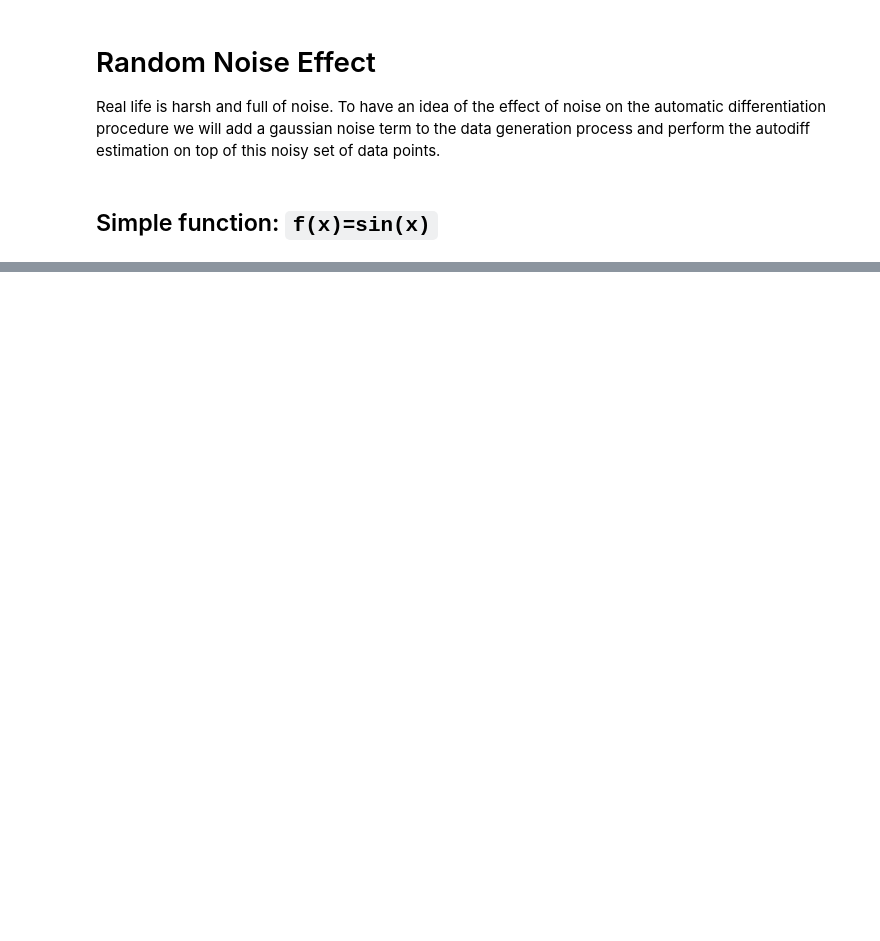
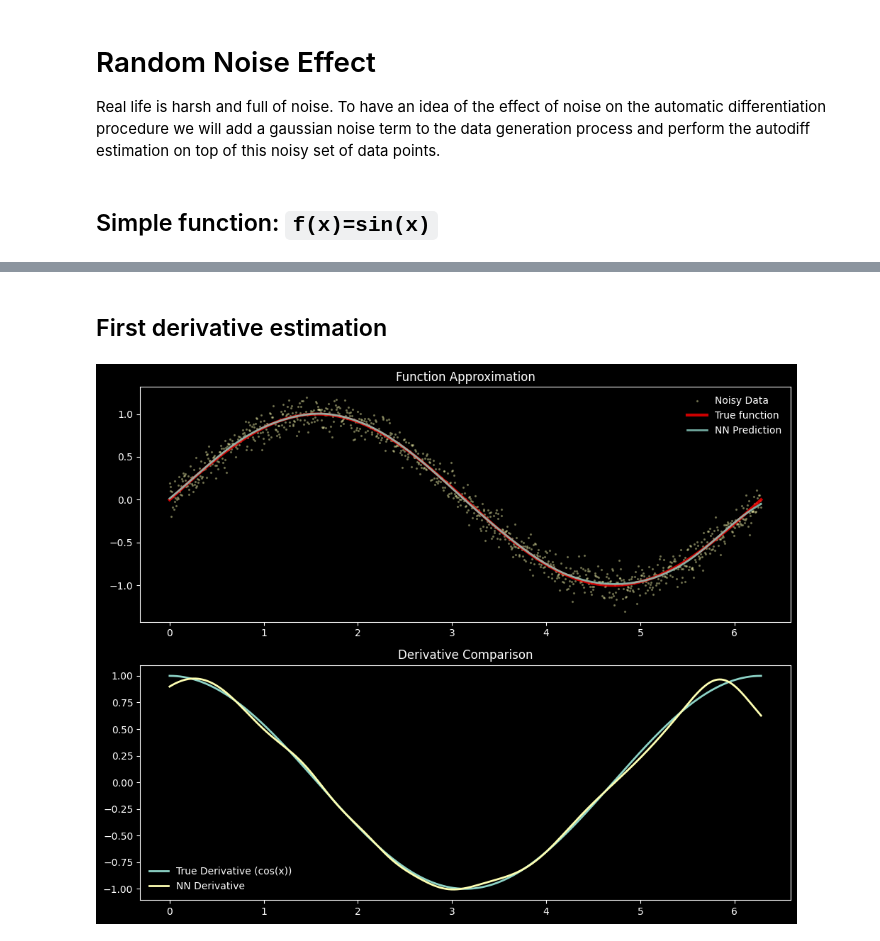
Before and after one commit to pibieta/blog-posts, a Jupyter notebook: automatic-differentiation/00-intro-autodiff-pytorch.ipynb, the cells around one changed output, grey strips where cells are left out. Cells and saved outputs as stored; diff of their text form; code cells hidden in the pictures; blank space fills up the shorter version.

```diff
--- a/automatic-differentiation/00-intro-autodiff-pytorch.ipynb
+++ b/automatic-differentiation/00-intro-autodiff-pytorch.ipynb
@@ -173,0 +224,4 @@ So, it appears that the autodiff is somewhat robust. To further investigate the
+# %%
+model = SineApproximator()
+criterion = nn.MSELoss()
+optimizer = optim.Adam(model.parameters(), lr=0.005)
@@ -173,0 +240,41 @@ So, it appears that the autodiff is somewhat robust. To further investigate the
+# %% [markdown]
+## First derivative estimation
+# %%
+# Vectorized derivative calculation using autograd.grad
+x_eval = torch.linspace(0, 2*np.pi, 1000, requires_grad=True).unsqueeze(1)
+y_pred = model(x_eval)
+
+# Compute gradients using torch.autograd.grad
+dy_dx = torch.autograd.grad(
+    outputs=y_pred,
+    inputs=x_eval,
+    grad_outputs=torch.ones_like(y_pred),  # Gradient "weights" for outputs
+    create_graph=False,  # No need to retain the graph
+    retain_graph=False   # Save memory
+)[0]  # Returns a tuple; [0] gets the gradients
+
+# Detach for visualization
+x_plot = x_eval.detach().numpy()
+dy_dx = dy_dx.detach().numpy()
+# %%
+
+# Plot results
+plt.figure(figsize=(10, 8))
+
+plt.subplot(2, 1, 1)
+plt.scatter(x, y, s=2, label='Noisy Data', color="C1", alpha=0.3)
+plt.plot(x_plot, np.sin(x_plot), 'r', label='True function', alpha=0.8, linewidth=3)
+plt.plot(x_plot, y_pred.detach().numpy(), label='NN Prediction', linewidth=2, alpha=0.8)
+plt.title('Function Approximation')
+plt.legend(frameon=False)
+
+plt.subplot(2, 1, 2)
+plt.plot(x_plot, np.cos(x_plot), label='True Derivative (cos(x))', linewidth=2)
+plt.plot(x_plot, dy_dx, label='NN Derivative', linewidth=2)
+plt.title('Derivative Comparison')
+plt.legend(frameon=False)
+
+plt.tight_layout()
+plt.show()
+# %% [output]
+[figure, added]
```
Also changed, not shown: parts of 37 cells of this notebook, 1 other file.
